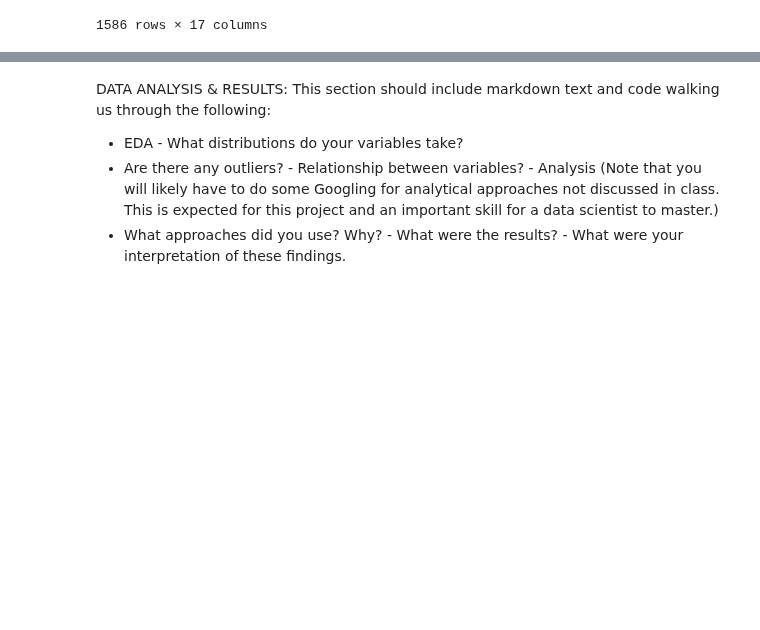
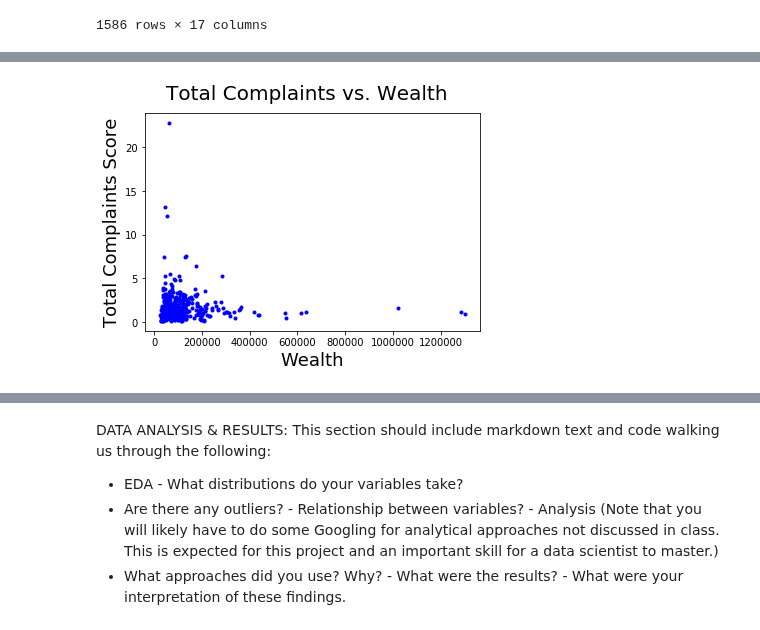
Before and after one commit to jmdangelo/Cogs108-Final-Project, a Jupyter notebook: FinalProject.ipynb, the cells around one changed output, grey strips where cells are left out. Saved outputs shown, nothing was run; the diff lists cells and outputs as text; code cells hidden in the pictures; blank space fills up the shorter version.

Commit message:
New version
Total Complaints graph

```diff
--- a/FinalProject.ipynb
+++ b/FinalProject.ipynb
@@ -63,5 +63,6 @@ df_income_selected['Number'] = pd.to_numeric(df_income_selected['Number'])
 
 
 df_income_selected['Wealth'] = df_income_selected.apply(lambda x: (x.Amount / x.Number) * 1000, axis=1)
-print(df_income_selected)
+df_income = df_income_selected
+df_income
 # %% [output]
@@ -132,7 +135,3 @@ grouped_df
 | 96161.0 | 1.0 | 0.0 | 0.0 | 0.0 | 0.0 | ... |
 | 99713.0 | 0.0 | 0.0 | 0.0 | 0.0 | 1.0 | ... |
 1586 rows × 17 columns
-# %%
-grouped_df = grouped_df.astype('int64')
-grouped_df.index = grouped_df.index.astype('int64')
-grouped_df
@@ -158,0 +138,9 @@ grouped_df
+# %%
+grouped_df.index = grouped_df.index.astype('str')
+df_income.index = df_income.index.astype('str')
+
+complaints_df = pd.concat([grouped_df, df_income], axis=1, sort=False)
+complaints_df = complaints_df.dropna()
+complaints_df['Total Complaints'] = grouped_df.sum(axis=1)
+
+complaints_df
@@ -158,0 +166,4 @@ grouped_df
+# %%
+# Calculate Total Complaints Score -- consider population
+complaints_df['Total Complaints Score'] = complaints_df['Total Complaints'] / complaints_df['Number'] * 1000
+complaints_df
@@ -158,0 +193,13 @@ grouped_df
+# %%
+# Make Scatter Plot for total complaints score vs. wealth
+
+fig = plt.figure()
+plt.plot(complaints_df['Wealth'], complaints_df['Total Complaints Score'], '.b')
+fig.suptitle('Total Complaints vs. Wealth', fontsize = 20)
+
+plt.xlabel('Wealth', fontsize = 18)
+plt.ylabel('Total Complaints Score', fontsize = 18)
+
+f1 = plt.gcf()
+# %% [output]
+[figure, added]
```
Also changed, not shown: parts of 7 cells of this notebook.
